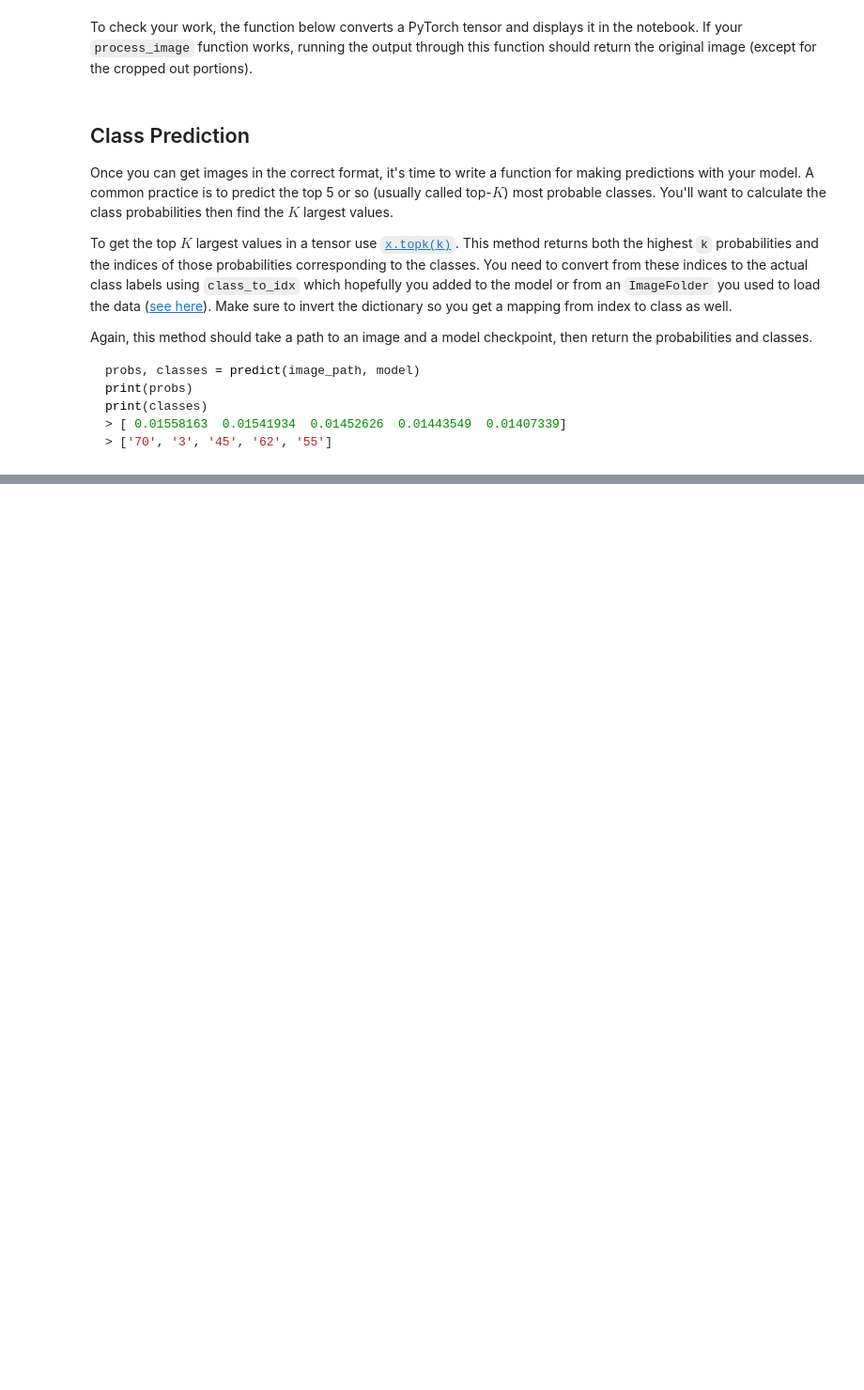
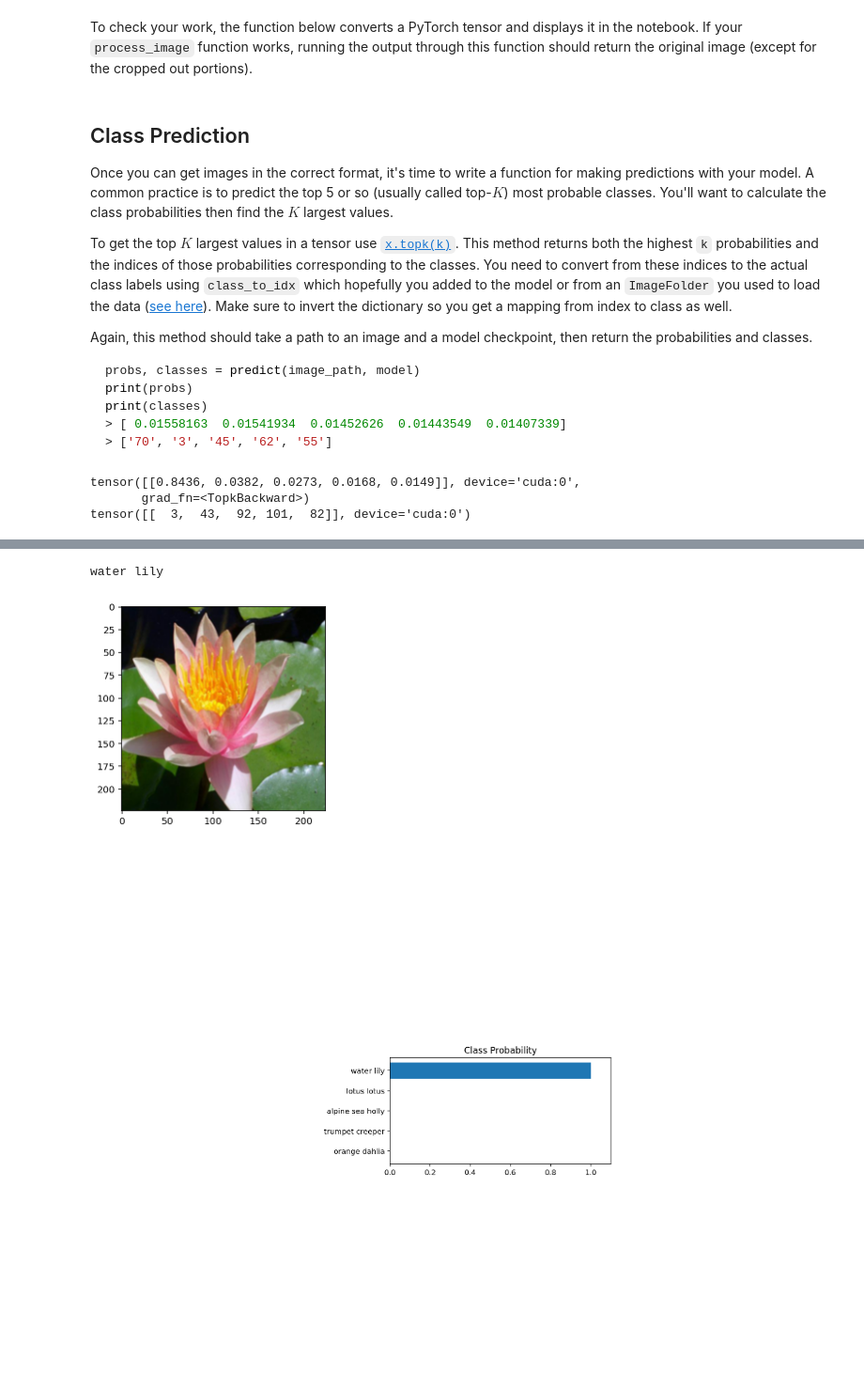
Before and after one commit to thesaltymaker/project, a Jupyter notebook: Image Classifier Project.ipynb, the cells around one changed output, grey strips where cells are left out. Shown: that part at 94% size. Saved outputs shown, nothing was run; the diff lists cells and outputs as text; code cells hidden in the pictures; blank space fills up the shorter version.

```diff
--- a/Image Classifier Project.ipynb
+++ b/Image Classifier Project.ipynb
@@ -279,10 +327,3 @@ torch.save(checkpoint, 'checkpoint.pth')
 ## Loading the checkpoint
 
 At this point it's good to write a function that can load a checkpoint and rebuild the model. That way you can come back to this project and keep working on it without having to retrain the network.
-# %%
-# DONE: Write a function that loads a checkpoint and rebuilds the model
-
-def load_checkpoint(load_model, filepath):
-    load_model = torch.load(filepath)
-
-    return load_model
@@ -370,3 +522,12 @@ def predict(image_path, model, topk=5):
+# %%
+# Test predict function
+probs, classes = predict('flowers/valid/101/image_07970.jpg', model)
+print(probs)
+print(classes)
+# %% [output]
+tensor([[0.8436, 0.0382, 0.0273, 0.0168, 0.0149]], device='cuda:0',
+       grad_fn=<TopkBackward>)
+tensor([[  3,  43,  92, 101,  82]], device='cuda:0')
 # %% [markdown]
 ## Sanity Checking
 
@@ -379,0 +539,38 @@ You can convert from the class integer encoding to actual flower names with the
+# %%
+# TODO: Display an image along with the top 5 classes
+
+#def sanity_check(probs, classes, model):
+
+a_image = process_image('flowers/test/73/image_00303.jpg')
+#print (a_image)
+imshow(a_image)
+probs, classes = predict('flowers/test/73/image_00303.jpg', model)
+#print(probs)
+#print(classes)
+
+#convert the tensors and reverse the output for probs and classes
+np_probs = np.flipud(probs[0].detach().cpu().numpy())
+np_classes = np.flipud(classes[0].detach().cpu().numpy())
+
+print (cat_to_name.get(str(np_classes[4])) )
+
+#print (cat_to_name)
+fig, (ax1, ax2) = plt.subplots(figsize=(10,10), ncols=2)
+ax1.axis('off')
+ax2.barh(np.arange(5), np_probs)
+ax2.set_aspect(0.1)
+ax2.set_yticks(np.arange(5))
+ax2.set_yticklabels([cat_to_name.get(str(np_classes[0])),
+            cat_to_name.get(str(np_classes[1])),
+            cat_to_name.get(str(np_classes[2])),
+            cat_to_name.get(str(np_classes[3])),
+            cat_to_name.get(str(np_classes[4]))],
+            size='medium');
+ax2.set_title('Class Probability')
+ax2.set_xlim(0, 1.1)#
+
+plt.tight_layout()
+# %% [output]
+water lily
+[figure, added]
+[figure, added]
```
Also changed, not shown: parts of 18 cells of this notebook.
